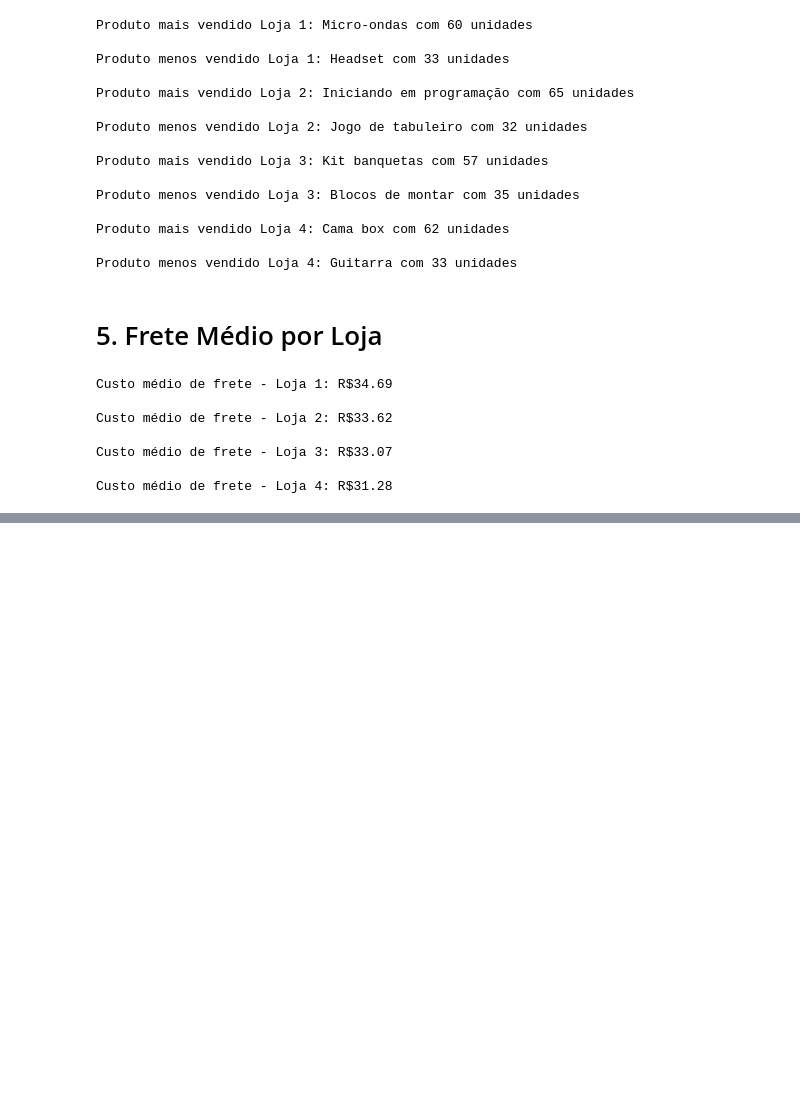
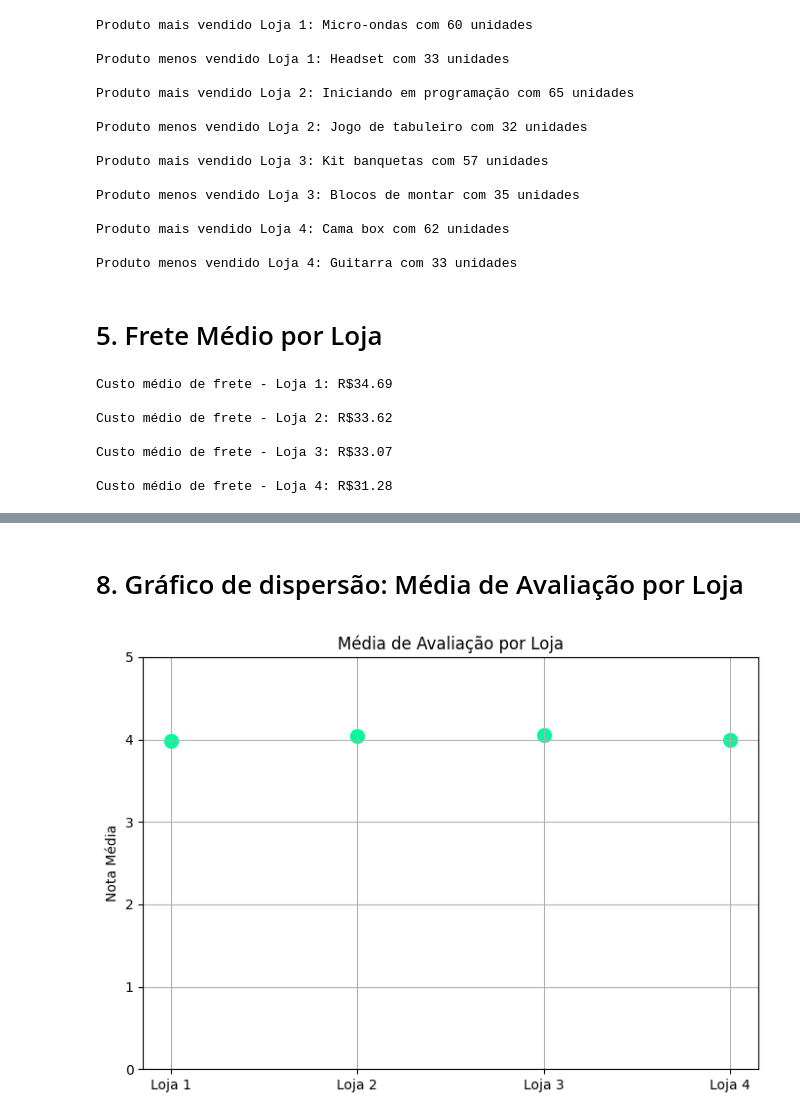
Before and after one commit to vthamada/challenge-alura-store, a Jupyter notebook: AluraStoreBr.ipynb, the cells around one changed output, grey strips where cells are left out. Saved outputs shown, nothing was run; the diff lists cells and outputs as text; code cells hidden in the pictures; blank space fills up the shorter version.

```diff
--- a/AluraStoreBr.ipynb
+++ b/AluraStoreBr.ipynb
@@ -124,0 +170,24 @@ Custo médio de frete - Loja 4: R$31.28
+# %% [markdown]
+# 8. Gráfico de dispersão: Média de Avaliação por Loja
+# %%
+import matplotlib.pyplot as plt
+
+nomes_lojas = ['Loja 1', 'Loja 2', 'Loja 3', 'Loja 4']
+
+medias_avaliacoes = [
+    loja['Avaliação da compra'].mean(),
+    loja2['Avaliação da compra'].mean(),
+    loja3['Avaliação da compra'].mean(),
+    loja4['Avaliação da compra'].mean()
+]
+
+plt.figure(figsize=(7, 5))
+plt.scatter(nomes_lojas, medias_avaliacoes, color='mediumspringgreen', s=100)
+plt.title('Média de Avaliação por Loja')
+plt.ylabel('Nota Média')
+plt.ylim(0, 5)
+plt.grid(True)
+plt.tight_layout()
+plt.show()
+# %% [output]
+[figure, added]
```
Also changed, not shown: parts of 9 cells of this notebook.
